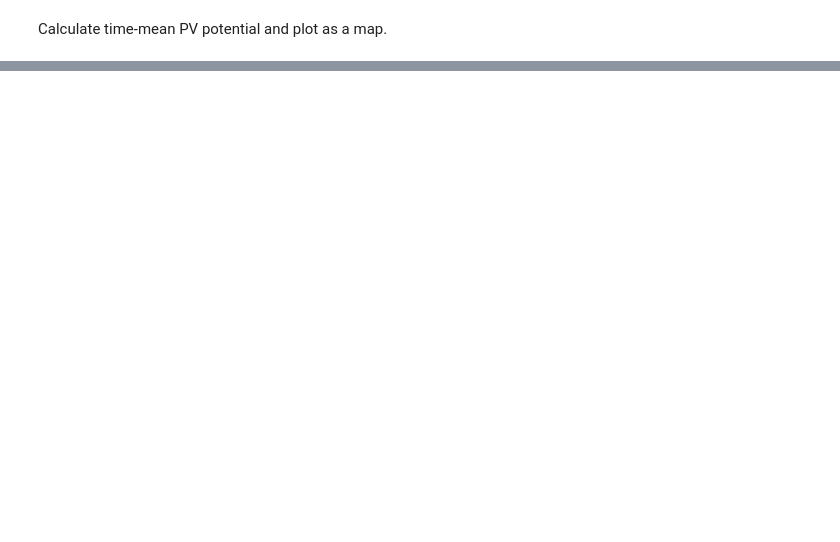
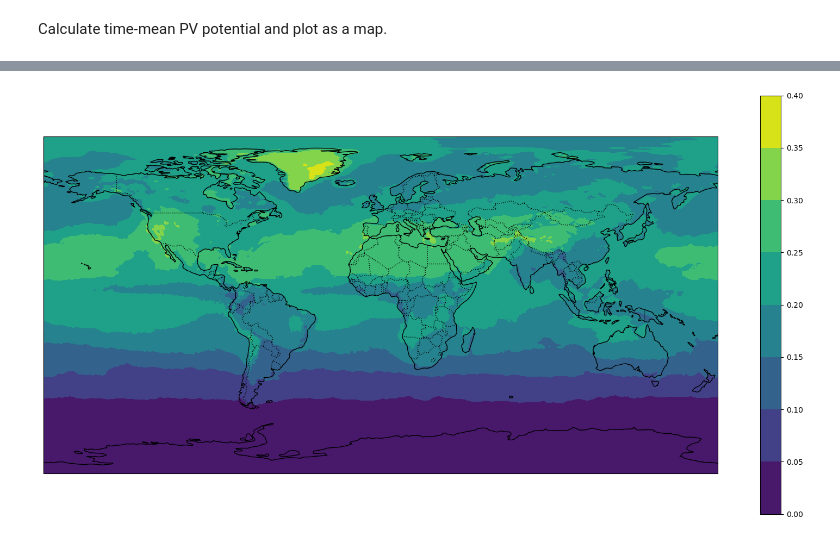
Before and after one commit to laq/msc-intro-computational-meteorology-exercises-w2024, a Jupyter notebook: analysis/exercise_20241022.ipynb, the cells around one changed output, grey strips where cells are left out. Saved outputs shown, nothing was run; the diff lists cells and outputs as text; code cells hidden in the pictures; blank space fills up the shorter version.

```diff
--- a/analysis/exercise_20241022.ipynb
+++ b/analysis/exercise_20241022.ipynb
@@ -48,0 +276,14 @@ plt.colorbar()
+# %%
+# Create a figure with a specified projection
+fig, ax = plt.subplots(figsize=(20, 10), subplot_kw={'projection': ccrs.PlateCarree()})
+
+# Add coastlines and other features
+ax.coastlines()
+ax.add_feature(cfeature.BORDERS, linestyle=':')
+
+# Create contour plot
+contour = ax.contourf(ds.longitude, ds.latitude, pv_pot_tmean)
+
+cbar = plt.colorbar(contour, ax=ax, orientation='vertical', pad=0.05)
+# %% [output]
+[figure, added]
```
Also changed, not shown: parts of 11 cells of this notebook, 1 other file.
